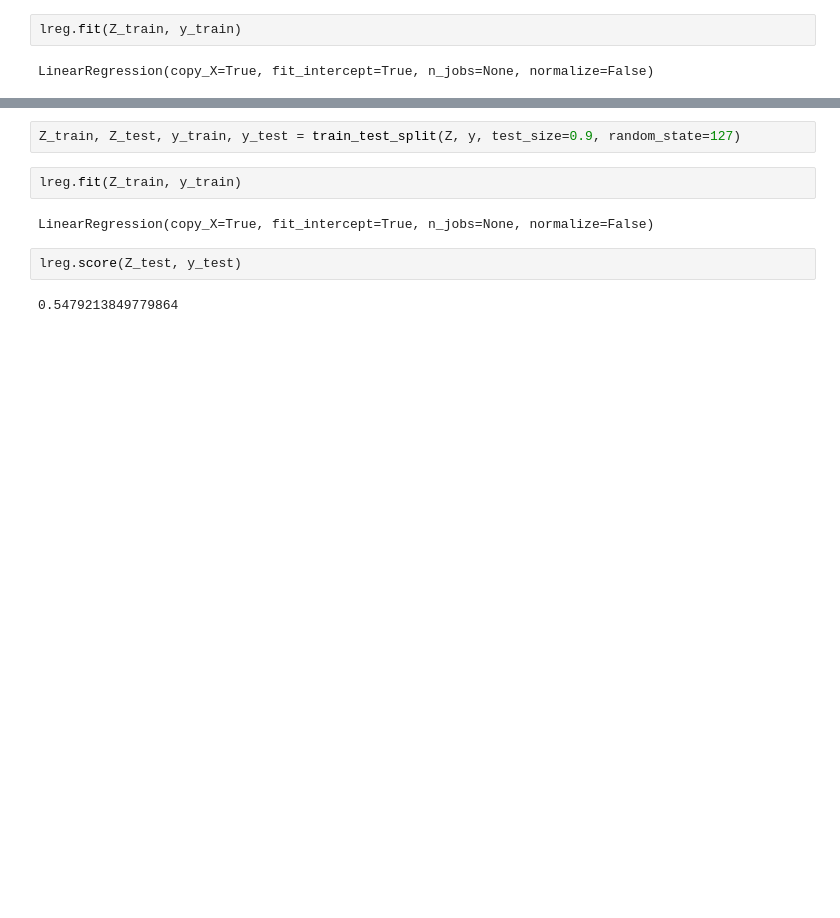
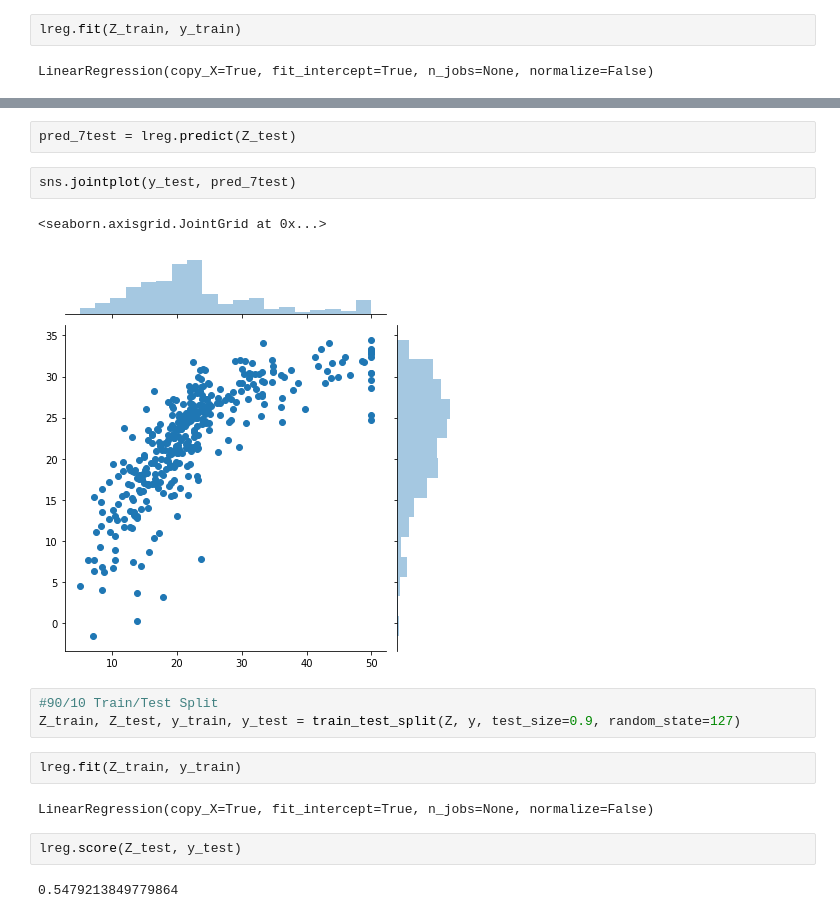
Before and after one commit to SWLLMS/DAT-10-14-SW, a Jupyter notebook: projects/required/linreg-and-rf/project-linreg-and-rf.ipynb, the cells around one changed output, grey strips where cells are left out. Saved outputs shown, nothing was run; the diff lists cells and outputs as text; blank space fills up the shorter version.

```diff
--- a/projects/required/linreg-and-rf/project-linreg-and-rf.ipynb
+++ b/projects/required/linreg-and-rf/project-linreg-and-rf.ipynb
@@ -237,4 +220,12 @@ lreg.score(Z_test, y_test)
+# %%
+pred_7test = lreg.predict(Z_test)
+# %%
+sns.jointplot(y_test, pred_7test)
+# %% [output]
+<seaborn.axisgrid.JointGrid at 0x...>
+[figure, added]
 # %%
+#90/10 Train/Test Split
 Z_train, Z_test, y_train, y_test = train_test_split(Z, y, test_size=0.9, random_state=127)
 # %%
 lreg.fit(Z_train, y_train)
```
Also changed, not shown: parts of 19 cells of this notebook, 9 other files.
